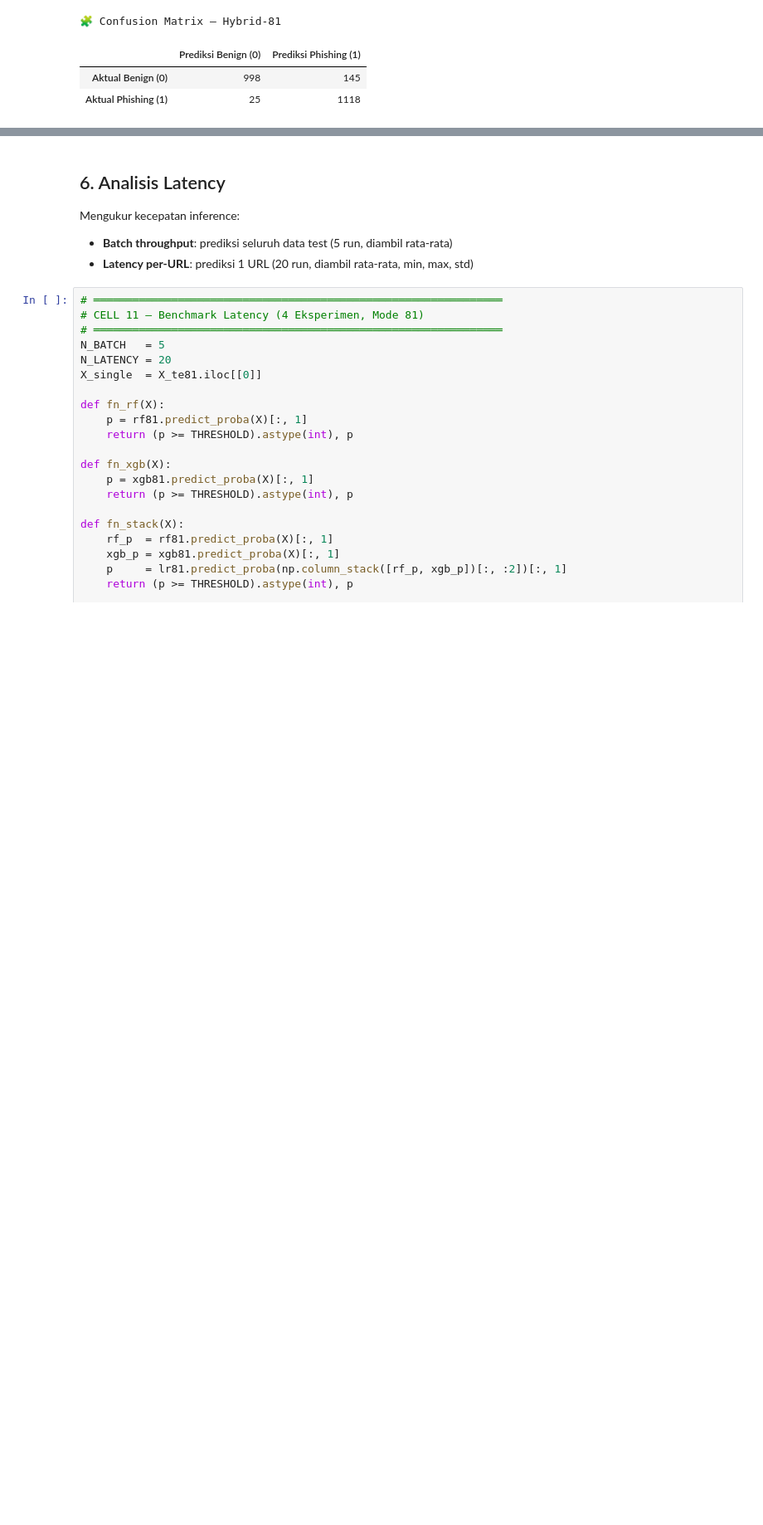
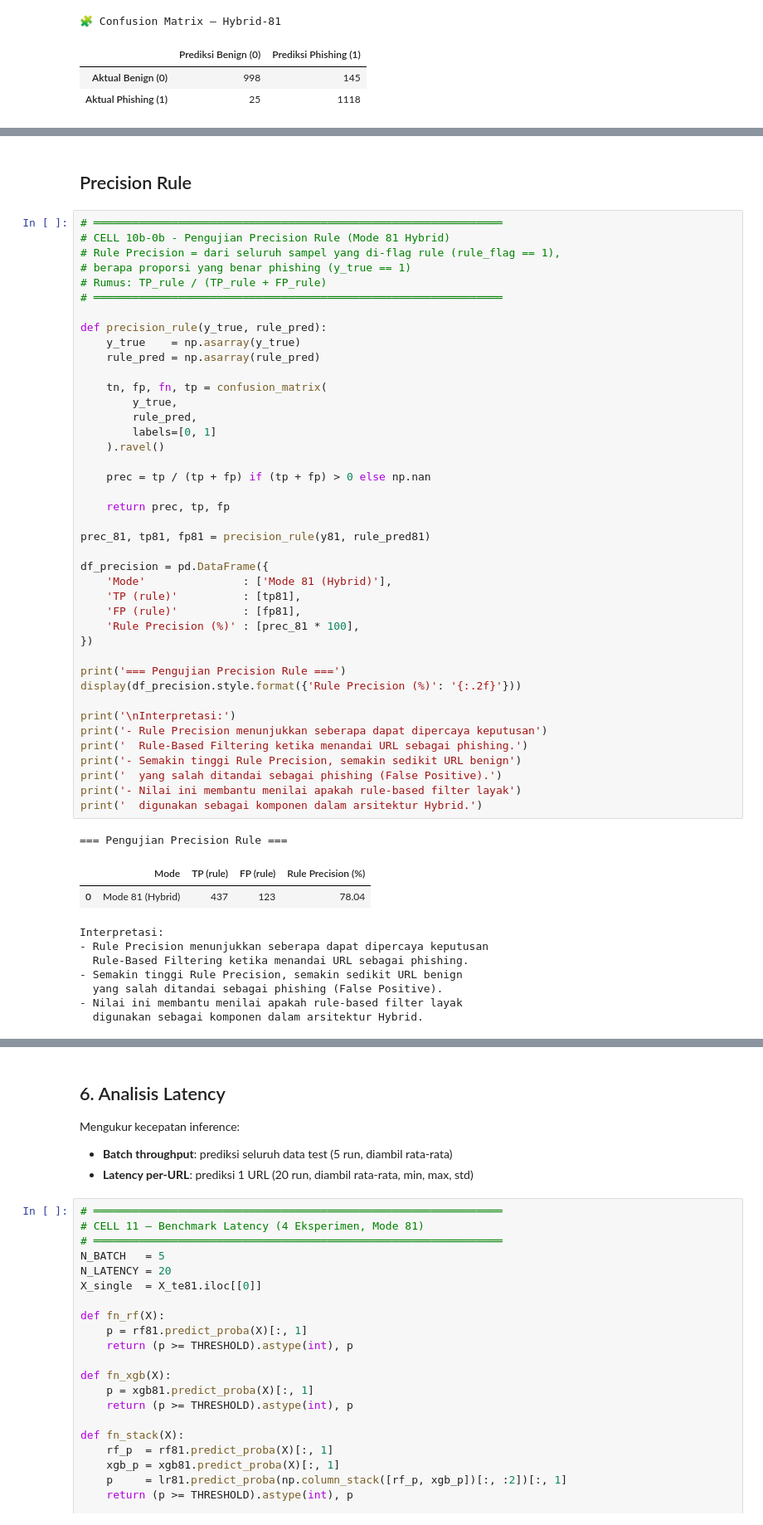
Before and after one commit to rubenmartogi/Phishing-Website-Detection-using-XGBoost-and-RFM, a Jupyter notebook: Phishing Website Detection_Models & Training.ipynb, the cells around one changed output, grey strips where cells are left out. Shown at 83% size. Saved outputs shown, nothing was run; the diff lists cells and outputs as text; blank space fills up the shorter version.

```diff
--- a/Phishing Website Detection_Models & Training.ipynb
+++ b/Phishing Website Detection_Models & Training.ipynb
@@ -488,0 +530,54 @@ URL ditangkap rule (Mode 81): 560/2286 (24.5%)
+# %% [markdown]
+## Precision Rule
+# %%
+# ═══════════════════════════════════════════════════════════════
+# CELL 10b-0b - Pengujian Precision Rule (Mode 81 Hybrid)
+# Rule Precision = dari seluruh sampel yang di-flag rule (rule_flag == 1),
+# berapa proporsi yang benar phishing (y_true == 1)
+# Rumus: TP_rule / (TP_rule + FP_rule)
+# ═══════════════════════════════════════════════════════════════
+
+def precision_rule(y_true, rule_pred):
+    y_true    = np.asarray(y_true)
+    rule_pred = np.asarray(rule_pred)
+
+    tn, fp, fn, tp = confusion_matrix(
+        y_true,
+        rule_pred,
+        labels=[0, 1]
+    ).ravel()
+
+    prec = tp / (tp + fp) if (tp + fp) > 0 else np.nan
+
+    return prec, tp, fp
+
+prec_81, tp81, fp81 = precision_rule(y81, rule_pred81)
+
+df_precision = pd.DataFrame({
+    'Mode'               : ['Mode 81 (Hybrid)'],
+    'TP (rule)'          : [tp81],
+    'FP (rule)'          : [fp81],
+    'Rule Precision (%)' : [prec_81 * 100],
+})
+
+print('=== Pengujian Precision Rule ===')
+display(df_precision.style.format({'Rule Precision (%)': '{:.2f}'}))
+
+print('\nInterpretasi:')
+print('- Rule Precision menunjukkan seberapa dapat dipercaya keputusan')
+print('  Rule-Based Filtering ketika menandai URL sebagai phishing.')
+print('- Semakin tinggi Rule Precision, semakin sedikit URL benign')
+print('  yang salah ditandai sebagai phishing (False Positive).')
+print('- Nilai ini membantu menilai apakah rule-based filter layak')
+print('  digunakan sebagai komponen dalam arsitektur Hybrid.')
+# %% [output]
+=== Pengujian Precision Rule ===
+|  | Mode | TP (rule) | FP (rule) | Rule Precision (%) |
+| 0 | Mode 81 (Hybrid) | 437 | 123 | 78.04 |
+Interpretasi:
+- Rule Precision menunjukkan seberapa dapat dipercaya keputusan
+  Rule-Based Filtering ketika menandai URL sebagai phishing.
+- Semakin tinggi Rule Precision, semakin sedikit URL benign
+  yang salah ditandai sebagai phishing (False Positive).
+- Nilai ini membantu menilai apakah rule-based filter layak
+  digunakan sebagai komponen dalam arsitektur Hybrid.
```
Also changed, not shown: parts of 11 cells of this notebook, 24 other files.
